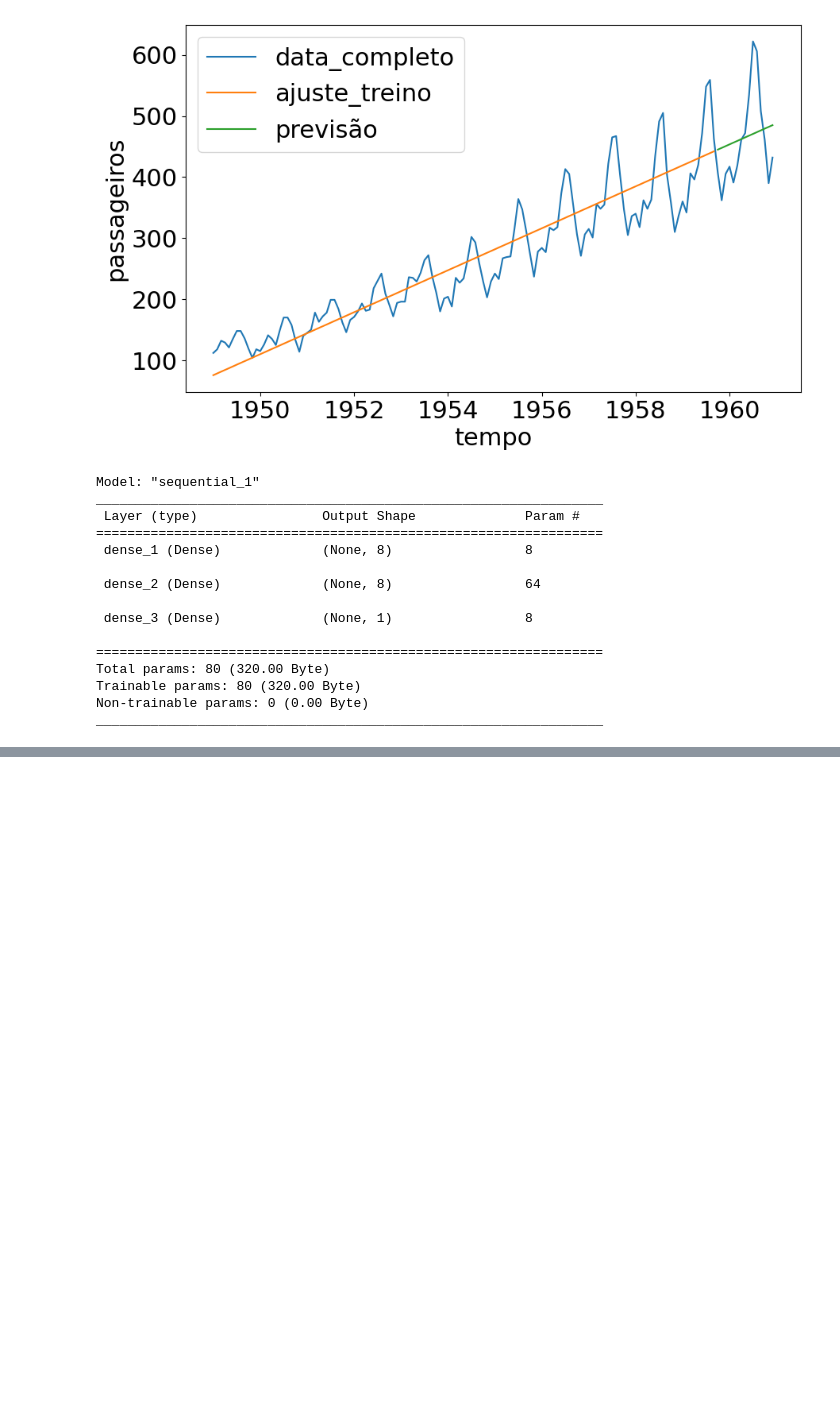
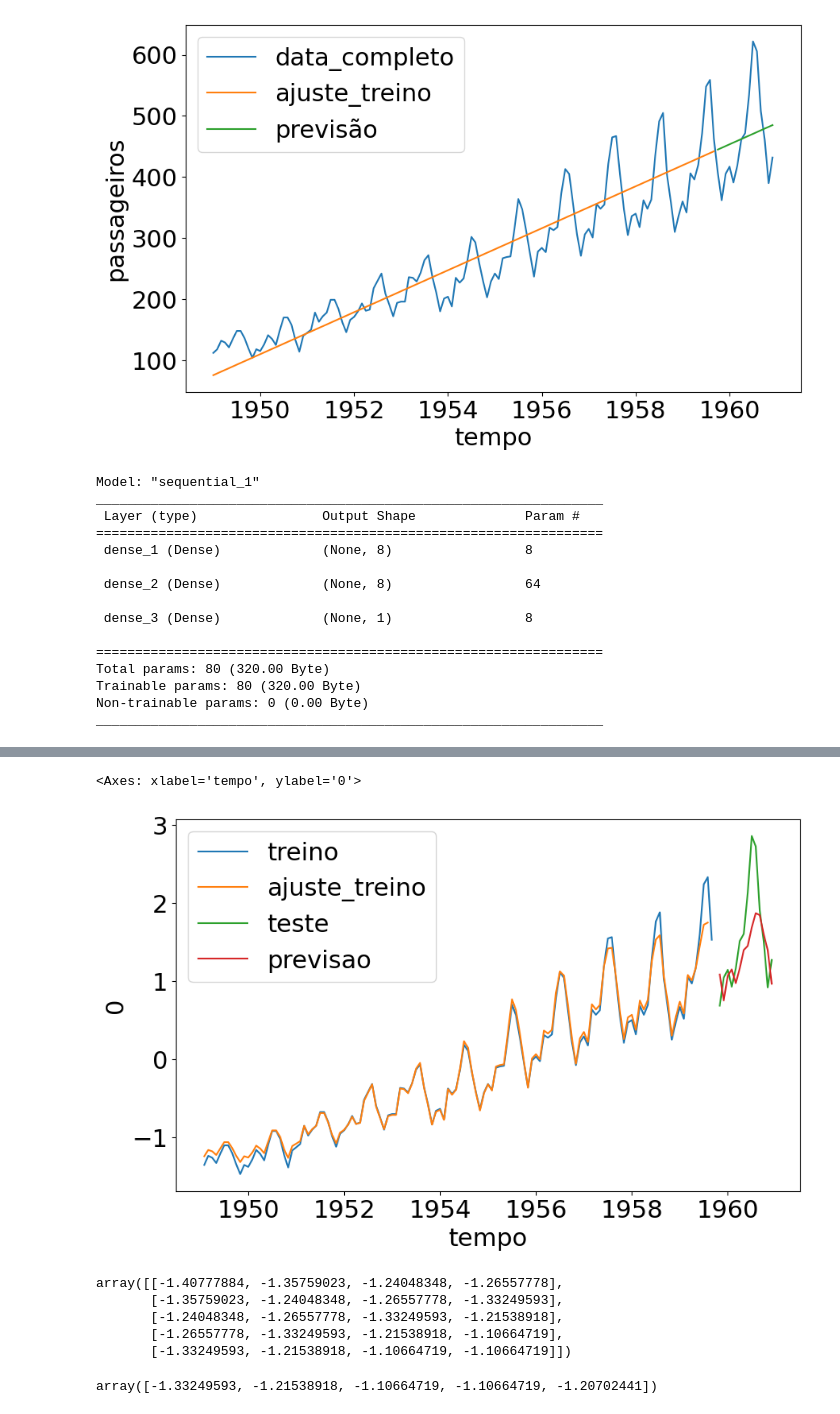
Before and after one commit to mateusopaiva/deep-learning-previsao-keras, a Jupyter notebook: Deep_Learning_previsão_com_Keras.ipynb, the cells around one changed output, grey strips where cells are left out. Cells and saved outputs as stored; diff of their text form; code cells hidden in the pictures; blank space fills up the shorter version.

```diff
--- a/Deep_Learning_previsão_com_Keras.ipynb
+++ b/Deep_Learning_previsão_com_Keras.ipynb
@@ -213,0 +265,2 @@ sns.lineplot(x=x_teste, y=y_predict_teste[:, 0], label='previsao')
+# %%
+y_predict_teste_novo = regressor3.predict(x_teste_novo)
@@ -213,0 +269,10 @@ sns.lineplot(x=x_teste, y=y_predict_teste[:, 0], label='previsao')
+# %%
+resultado = pd.DataFrame(y_predict_teste_novo)[0]
+# %%
+sns.lineplot(x='tempo', y=y_treino_novo, data=passageiros[1:129], label='treino')
+sns.lineplot(x='tempo', y=pd.DataFrame(y_predict_novo)[0], data=passageiros[1:129], label='ajuste_treino')
+sns.lineplot(x='tempo', y=y_teste_novo, data=passageiros[130:144], label='teste')
+sns.lineplot(x='tempo', y=resultado.values, data=passageiros[130:144], label='previsao')
+# %% [output]
+<Axes: xlabel='tempo', ylabel='0'>
+[figure, added]
@@ -213,0 +281,12 @@ sns.lineplot(x=x_teste, y=y_predict_teste[:, 0], label='previsao')
+# %%
+x_treino_novo[0:5]
+# %% [output]
+array([[-1.40777884, -1.35759023, -1.24048348, -1.26557778],
+       [-1.35759023, -1.24048348, -1.26557778, -1.33249593],
+       [-1.24048348, -1.26557778, -1.33249593, -1.21538918],
+       [-1.26557778, -1.33249593, -1.21538918, -1.10664719],
+       [-1.33249593, -1.21538918, -1.10664719, -1.10664719]])
+# %%
+y_treino_novo[0:5]
+# %% [output]
+array([-1.33249593, -1.21538918, -1.10664719, -1.10664719, -1.20702441])
```
Also changed, not shown: parts of 34 cells of this notebook.
